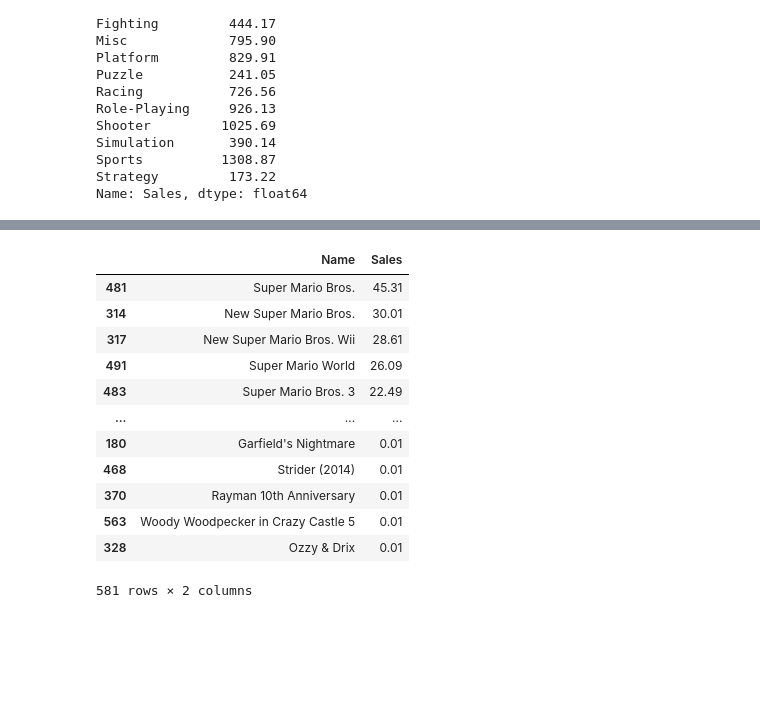
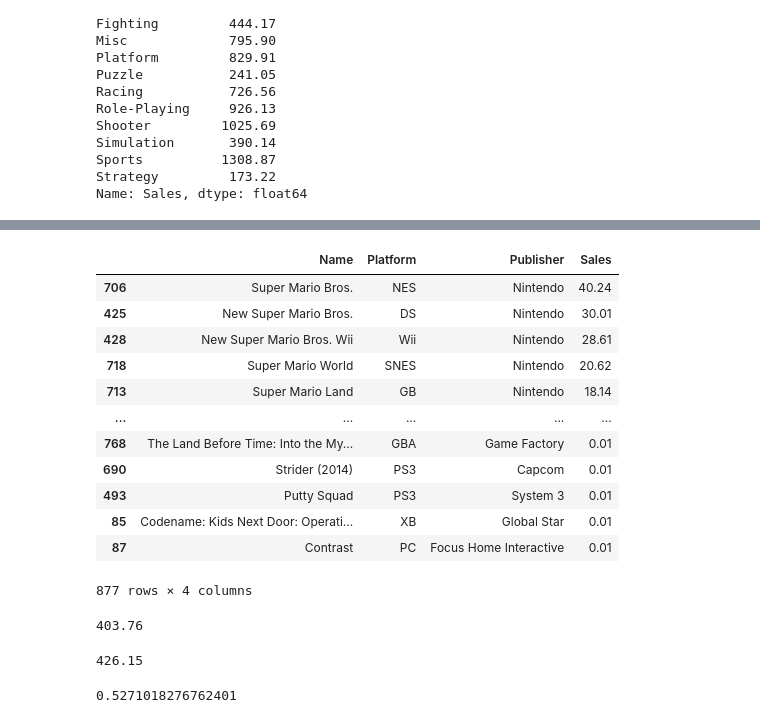
Before and after one commit to IlTACK-OH/Section1_project, a Jupyter notebook: Section1_project.ipynb, the cells around one changed output, grey strips where cells are left out. Drawn from its saved outputs; the diff is of its cells as text; code cells hidden in the pictures; blank space fills up the shorter version.

```diff
--- a/Section1_project.ipynb
+++ b/Section1_project.ipynb
@@ -529,0 +583,7 @@ df_sub = df_sub.reset_index()
+# %%
+Need_new = []
+for i in range(8):
+  value = round(Need_sale.Sales[i]+Need_sale.Sales[i+8],2)
+  Need_new.append(value)
+
+Need_new
@@ -529,0 +592,7 @@ df_sub = df_sub.reset_index()
+# %%
+Need_new = [0.97,0.29,0.03,0.0,1.62,0.02,0.25,0.07]
+# %%
+for i in range(8):
+  df_sub.loc[index_for_drop[i+8],'Sales'] = Need_new[i]
+# %%
+df_sub.drop(index_for_drop[0:8],inplace=True)
@@ -910,20 +988,32 @@ Sports          0.567839
 Strategy        0.257768
 dtype: float64
 # %%
-plat_sale = df_sub[df_sub.Genre == 'Platform'].groupby('Name',as_index=False).Sales.sum().sort_values(by='Sales',ascending=False) # Platform장르 게임의 각 판매량
+plat_sale = df_sub[df_sub.Genre == 'Platform'].groupby(['Name','Platform','Publisher'],as_index=False).Sales.sum().sort_values(by='Sales',ascending=False) # Platform장르 게임의 각 판매량
 plat_sale
 # %% [output]
-|  | Name | Sales |
-| 481 | Super Mario Bros. | 45.31 |
-| 314 | New Super Mario Bros. | 30.01 |
-| 317 | New Super Mario Bros. Wii | 28.61 |
-| 491 | Super Mario World | 26.09 |
-| 483 | Super Mario Bros. 3 | 22.49 |
-| ... | ... | ... |
-| 180 | Garfield's Nightmare | 0.01 |
-| 468 | Strider (2014) | 0.01 |
-| 370 | Rayman 10th Anniversary | 0.01 |
-| 563 | Woody Woodpecker in Crazy Castle 5 | 0.01 |
-| 328 | Ozzy & Drix | 0.01 |
+|  | Name | Platform | Publisher | Sales |
+| 706 | Super Mario Bros. | NES | Nintendo | 40.24 |
+| 425 | New Super Mario Bros. | DS | Nintendo | 30.01 |
+| 428 | New Super Mario Bros. Wii | Wii | Nintendo | 28.61 |
+| 718 | Super Mario World | SNES | Nintendo | 20.62 |
+| 713 | Super Mario Land | GB | Nintendo | 18.14 |
+| ... | ... | ... | ... | ... |
+| 768 | The Land Before Time: Into the My... | GBA | Game Factory | 0.01 |
+| 690 | Strider (2014) | PS3 | Capcom | 0.01 |
+| 493 | Putty Squad | PS3 | System 3 | 0.01 |
+| 85 | Codename: Kids Next Door: Operati... | XB | Global Star | 0.01 |
+| 87 | Contrast | PC | Focus Home Interactive | 0.01 |
-581 rows × 2 columns
+877 rows × 4 columns
+# %%
+round(plat_sale[~(plat_sale.Publisher=='Nintendo')].Sales.sum(),3)
+# %% [output]
+403.76
+# %%
+round(plat_sale[plat_sale.Publisher=='Nintendo'].Sales.sum(),3)
+# %% [output]
+426.15
+# %%
+403.76/plat_sale[~(plat_sale.Publisher=='Nintendo')].shape[0]
+# %% [output]
+0.5271018276762401
 # %%
```
Also changed, not shown: parts of 27 cells of this notebook.
